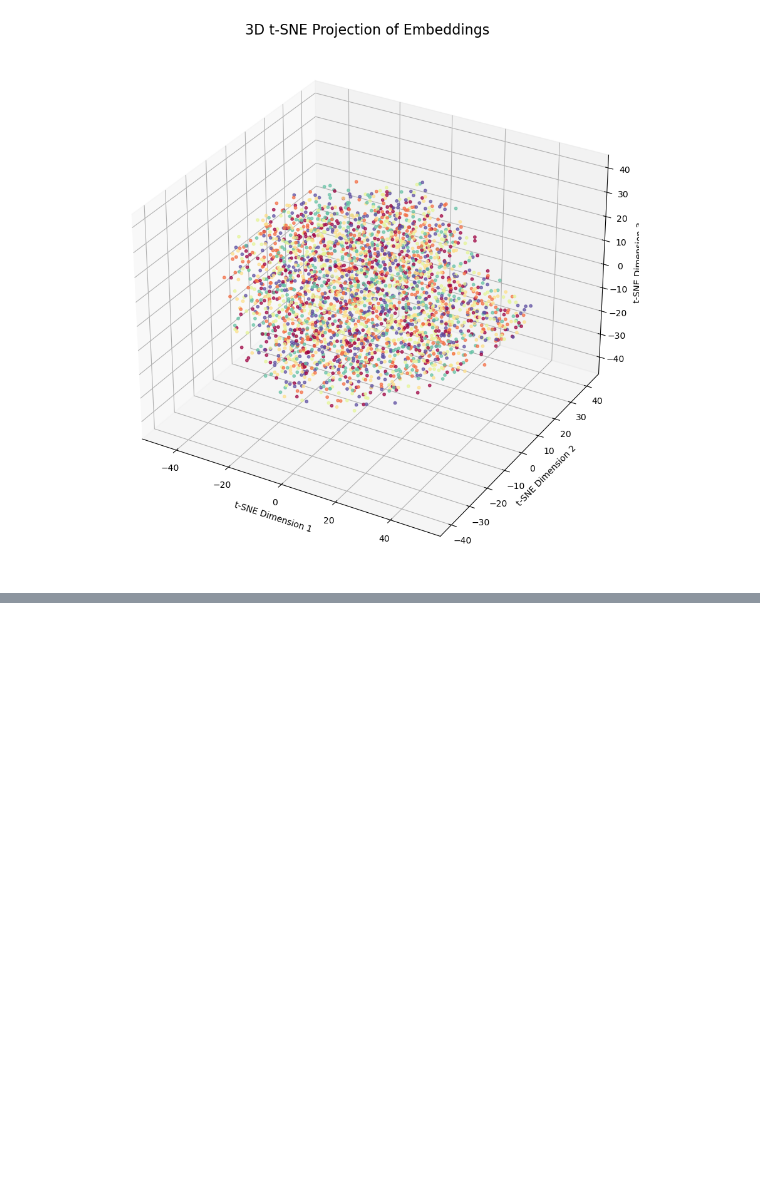
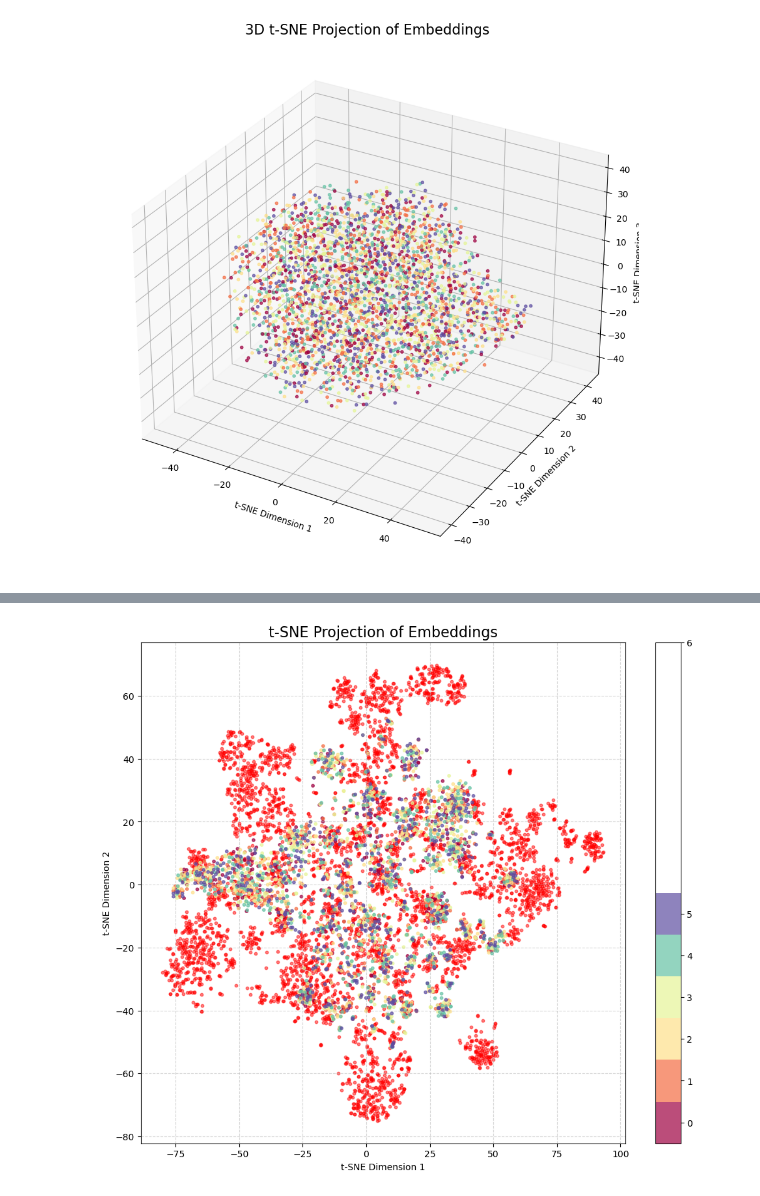
Before and after one commit to cheeseburgerhere/Synthetic-Personality-Analysis-with-NLP, a Jupyter notebook: embeds/embed_exploration.ipynb, the cells around one changed output, grey strips where cells are left out. Cells and saved outputs as stored; diff of their text form; code cells hidden in the pictures; blank space fills up the shorter version.

```diff
--- a/embeds/embed_exploration.ipynb
+++ b/embeds/embed_exploration.ipynb
@@ -205,0 +278,89 @@ Successfully saved 3D plot to 'embedding_visualization_3d_50.0_3000.png'
+# %%
+import numpy as np
+from sklearn.manifold import TSNE
+import matplotlib.pyplot as plt
+
+# # Combine them into one big array
+# embeddings = np.vstack([cluster_1, cluster_2, cluster_3])
+
+# # We also create a "labels" array just for coloring the plot
+# # 0 = Engineers, 1 = Chefs, 2 = Artists
+# labels = np.array([0] * 100 + [1] * 100 + [2] * 100)
+
+embeddings=np.vstack([test_sentence1, test_sentence2, test_sentence3, test_sentence4, test_sentence5, test_sentence6])
+labels = np.array([0] * len(test_sentence1) + [1] * len(test_sentence2)+
+                  [2] * len(test_sentence3) + [3] * len(test_sentence4) +
+                  [4] * len(test_sentence5) + [5] * len(test_sentence6))
+
+print(f"Original embeddings shape: {embeddings.shape}")
+
+# -----------------------------------------------------------------
+# VVVVVV REPLACE THE DUMMY DATA ABOVE WITH YOUR REAL DATA VVVVVV
+# -----------------------------------------------------------------
+# For example:
+# embeddings = np.load('my_qwen_embeddings.npy')
+# Or if it's a list of lists:
+# embeddings = np.array(my_embedding_list)
+# -----------------------------------------------------------------
+
+
+# --- 2. Initialize t-SNE Reducer ---
+# This is where you set the parameters for the reduction.
+perplexity_value = 50.0  # You can experiment with this value.
+n_iter=3000        # More iterations can lead to better results.
+tsne = TSNE(
+    n_components=2,    # We want a 2D plot (x, y).
+    random_state=42,   # For reproducible results.
+    perplexity=perplexity_value,   # This is the main parameter to tune. It's roughly the number of "neighbors" to consider.
+    max_iter=n_iter,       # Number of iterations for the optimization.
+    init='pca',        # 'pca' initialization is stable and fast.
+    learning_rate='auto' # Automatically tunes the learning rate.
+)
+print("t-SNE reducer initialized. Fitting and transforming data...")
+
+# --- 3. Fit and Transform Data ---
+# This runs the algorithm and "crushes" the 512-dim vectors down to 2-dim vectors.
+# Note: t-SNE can be slow on very large datasets (>10,000 points).
+# If your dataset is huge, consider taking a random sample of 5-10k points.
+embedding_2d = tsne.fit_transform(embeddings)
+answers = tsne.fit_transform(hobbies_embeddings)
+
+print(f"New 2D embeddings shape: {embedding_2d.shape}")
+
+
+# --- 4. Plot the Results ---
+print("Plotting the 2D embeddings...")
+plt.figure(figsize=(12, 10))
+
+# We can use our 'labels' to color-code the plot.
+# If you don't have labels, you can just do:
+# plt.scatter(embedding_2d[:, 0], embedding_2d[:, 1], s=5, alpha=0.7)
+plt.scatter(
+    answers[:, 0],  # X-axis
+    answers[:, 1],  # Y-axis
+    c="red",            # Color by our dummy labels
+    cmap='Spectral',     # A good colormap for clusters
+    s=10,                # Size of the dots
+    alpha=0.5            # Make points slightly transparent
+)
+plt.scatter(
+    embedding_2d[:, 0],  # X-axis
+    embedding_2d[:, 1],  # Y-axis
+    c=labels,            # Color by our dummy labels
+    cmap='Spectral',     # A good colormap for clusters
+    s=10,                # Size of the dots
+    alpha=0.7            # Make points slightly transparent
+)
+
+
+plt.title('t-SNE Projection of Embeddings', fontsize=16)
+plt.xlabel('t-SNE Dimension 1')
+plt.ylabel('t-SNE Dimension 2')
+plt.colorbar(boundaries=np.arange(7)-0.5).set_ticks(np.arange(7))
+plt.grid(True, linestyle='--', alpha=0.5)
+
+# Save the plot to a file
+plt.savefig(f'embedding_visualization_wh8B_{perplexity_value}_{n_iter}.png', dpi=300, bbox_inches='tight')
+
+print(f"Successfully saved plot to 'embedding_visualization_wh8B_{perplexity_value}_{n_iter}.png'")
+# %% [output]
@@ -205,0 +372 @@ Successfully saved 3D plot to 'embedding_visualization_3d_50.0_3000.png'
+[figure, added]
```
Also changed, not shown: parts of 6 cells of this notebook, 9 other files.
